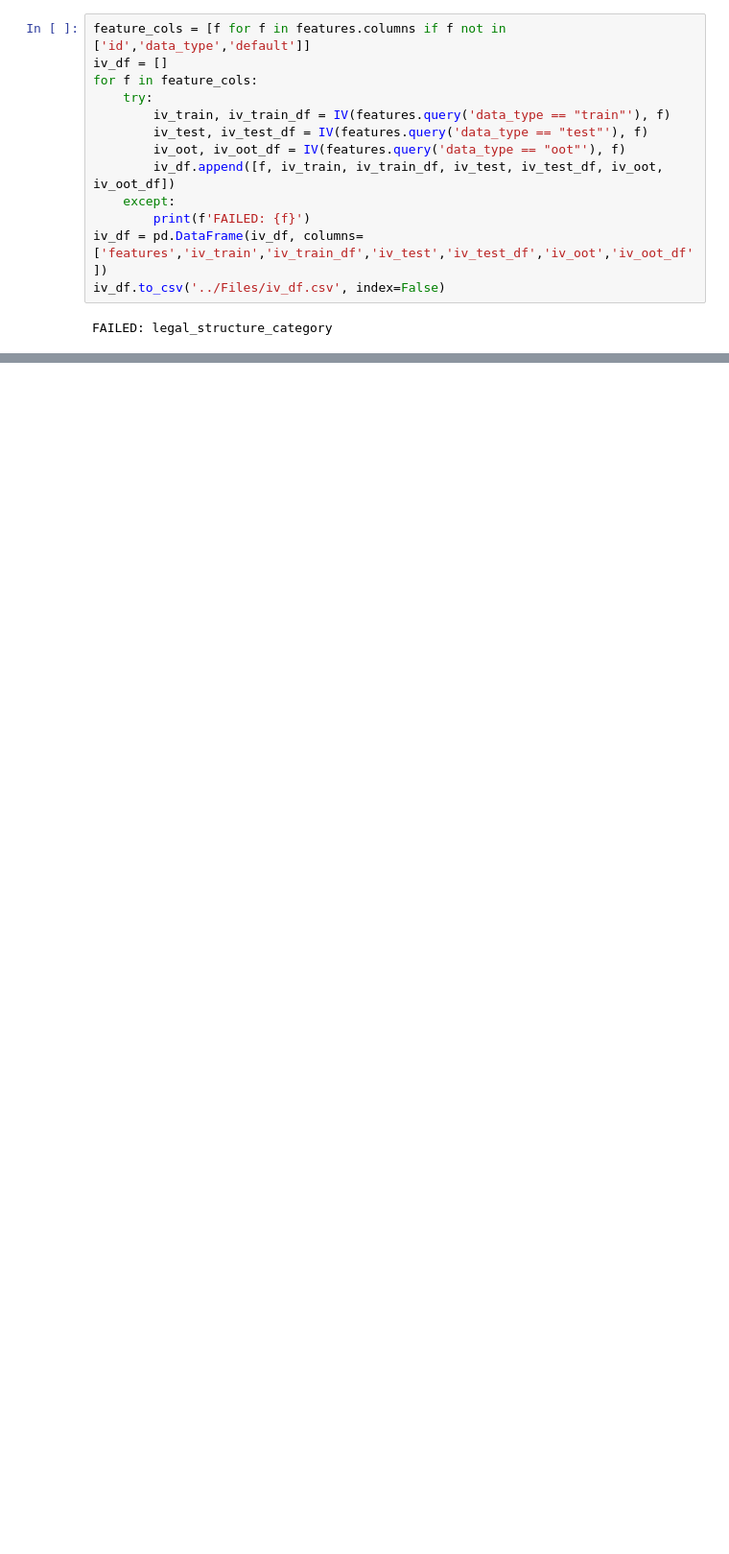
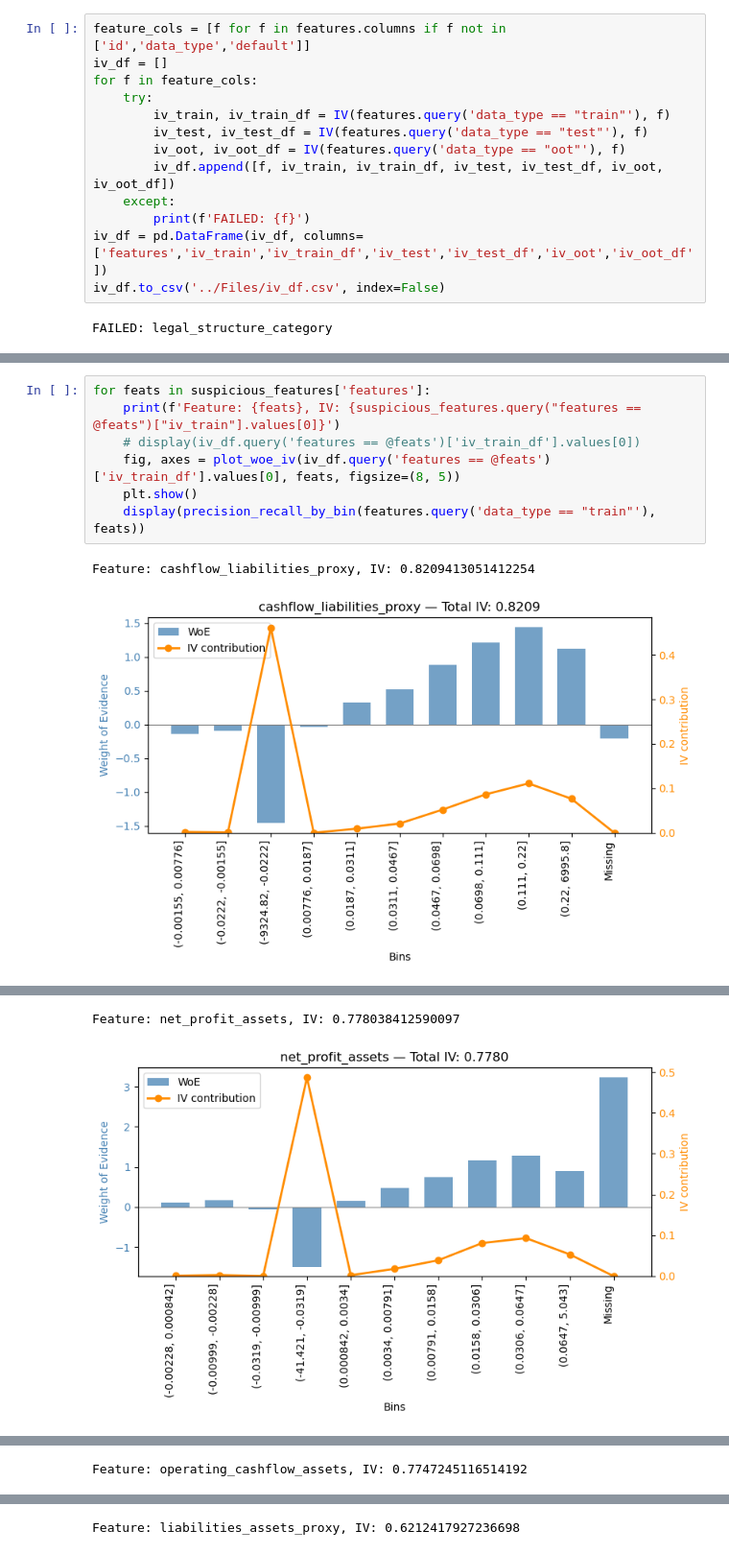
Before and after one commit to Anubhav3084/FinanceML-Course-Project, a Jupyter notebook: Project/Code/features.ipynb, the cells around one changed output, grey strips where cells are left out. Shown at 96% size. Saved outputs shown, nothing was run; the diff lists cells and outputs as text; blank space fills up the shorter version.

```diff
--- a/Project/Code/features.ipynb
+++ b/Project/Code/features.ipynb
@@ -124,0 +294,10 @@ First feature with IV >= 0.5: net_profit_assets (IV=0.778038412590097)
+# %%
+for feats in suspicious_features['features']:
+    print(f'Feature: {feats}, IV: {suspicious_features.query("features == @feats")["iv_train"].values[0]}')
+    # display(iv_df.query('features == @feats')['iv_train_df'].values[0])
+    fig, axes = plot_woe_iv(iv_df.query('features == @feats')['iv_train_df'].values[0], feats, figsize=(8, 5))
+    plt.show()
+    display(precision_recall_by_bin(features.query('data_type == "train"'), feats))
+# %% [output]
+Feature: cashflow_liabilities_proxy, IV: 0.8209413051412254
+[figure, added]
@@ -124,0 +316,2 @@ First feature with IV >= 0.5: net_profit_assets (IV=0.778038412590097)
+Feature: net_profit_assets, IV: 0.778038412590097
+[figure, added]
@@ -124,0 +330 @@ First feature with IV >= 0.5: net_profit_assets (IV=0.778038412590097)
+Feature: operating_cashflow_assets, IV: 0.7747245116514192
@@ -124,0 +344 @@ First feature with IV >= 0.5: net_profit_assets (IV=0.778038412590097)
+Feature: liabilities_assets_proxy, IV: 0.6212417927236698
```
Also changed, not shown: parts of 7 cells of this notebook, 6 other files.
